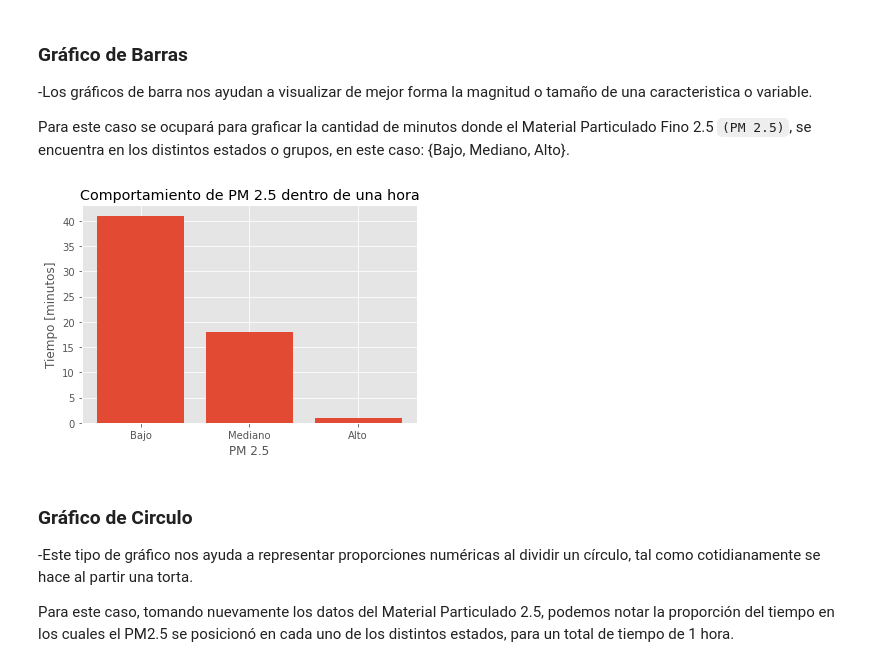
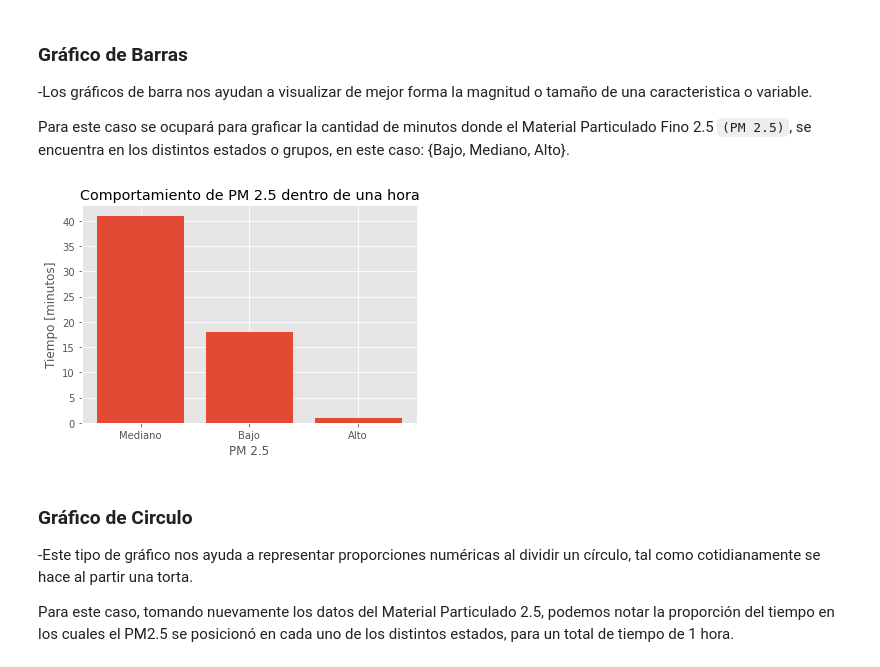
Before and after one commit to gaticavm9/Visualizacion-Datos-TPCD, a Jupyter notebook: main.ipynb, the cells around one changed output. Saved outputs shown, nothing was run; the diff lists cells and outputs as text; code cells hidden in the pictures.

```diff
--- a/main.ipynb
+++ b/main.ipynb
@@ -257,22 +257,22 @@ Para este caso se ocupará para graficar la cantidad de minutos donde el Materia
 # %%
 # Ver cantidad de datos
 df_pm25 = df_can["pm25-clasificacion"].value_counts()
 df_pm25.head()
 
 # Definir nombres de los grupos
-nombres_de_grupo = ['Bajo', 'Mediano', 'Alto']
+nombres_de_grupo = list(df_pm25.index)
 
 plt.bar(nombres_de_grupo, df_pm25)
 
 # Setear las etiquetas para los ejes x e y más un título
 plt.xlabel("PM 2.5")
 plt.ylabel("Tiempo [minutos]")
 plt.title("Comportamiento de PM 2.5 dentro de una hora")
 
 fig4 = plt.gcf()
 plt.show()
 # %% [output]
-[figure, old version]
+[figure, new version]
 # %% [markdown]
 ### Gráfico de Circulo
 
```
Also changed, not shown: parts of 1 cell of this notebook.
